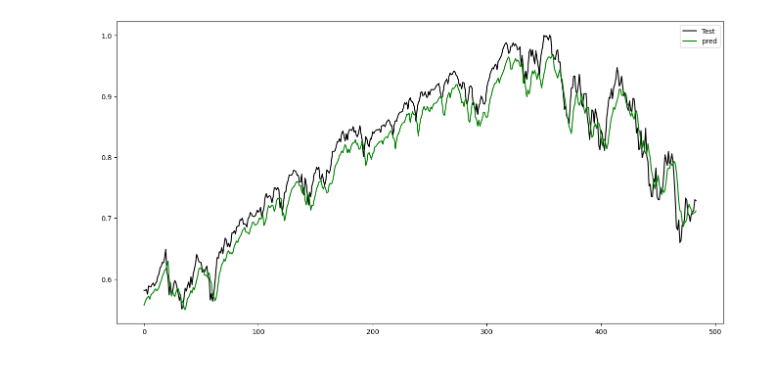
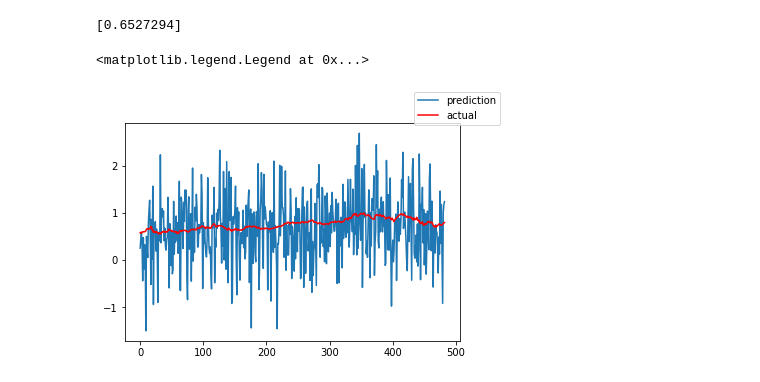
Before and after one commit to chiyanz/LSTM-stock-prediction, a Jupyter notebook: LSTM_CodeTrading_1.ipynb, the cells around one changed output. Cells and saved outputs as stored; diff of their text form; code cells hidden in the pictures.

Commit message:
updated approach by predicting distribution of possible future closing prices

```diff
--- a/LSTM_CodeTrading_1.ipynb
+++ b/LSTM_CodeTrading_1.ipynb
@@ -195,0 +237,3 @@ Epoch 30/30
+# %%
+# model.fit(x=X_train, y=y_train, batch_size=15, epochs=15, shuffle=True, validation_split = 0.1)
+model.fit(x=X_train, y=y_train, batch_size=32, epochs=15, validation_split=0.1,verbose=1)
@@ -213,8 +277,35 @@ for i in range(10):
 # %%
-plt.figure(figsize=(16,8))
-plt.plot(y_test, color = 'black', label = 'Test')
-plt.plot(y_pred, color = 'green', label = 'pred')
-plt.legend()
-plt.show()
+mean = lambda x: x.mean() # multiply by the scaling factor if you used a scaler
+sd = lambda x: x.std()
+
+print(y_pred.mean().flatten())
+
+def conf_int(pred):
+    """95% confidence interval"""
+    return np.array([mean(pred) - 2*sd(pred), mean(pred) + 2*sd(pred)])
+
+# def conf_int(pred):
+#     """95% confidence interval"""
+#     print(sd(pred))
+#     return 1.96*sd(pred)[0]
+
+ci = conf_int(y_pred)
+# ci = list(map(lambda x: conf_int(x), y_pred))
+# print(ci[:10])
+# plt.figure(figsize=(16,8))
+# plt.plot(y_test, color = 'black', label = 'Test')
+# plt.plot(y_pred, color = 'green', label = 'pred')
+# plt.legend()
+# plt.title('Predicted change in price v.s actual change in price')
+# plt.show()
+# print(y_pred-ci)
+fig, ax = plt.subplots()
+x_cords = np.arange(len(y_pred))
+ax.plot(x_cords,y_pred, label='prediction')
+ax.plot(x_cords,y_test, label='actual', color='r')
+fig.legend()
+# ax.fill_between(x_cords, ci[:,0], ci[:,1], color='b', alpha=.1)
 # %% [output]
+[0.6527294]
+<matplotlib.legend.Legend at 0x...>
-[figure, old version]
+[figure, new version]
```
Also changed, not shown: parts of 11 cells of this notebook, 1 other file.
